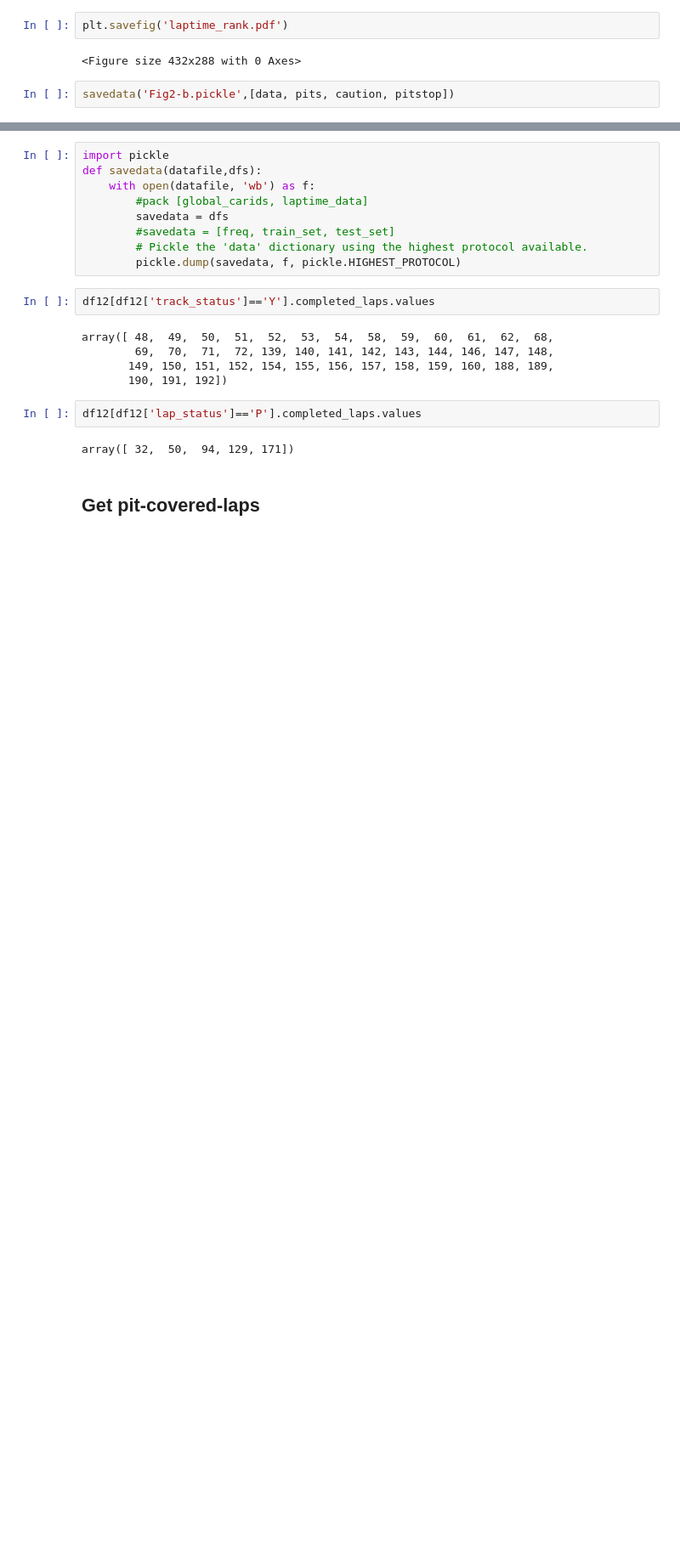
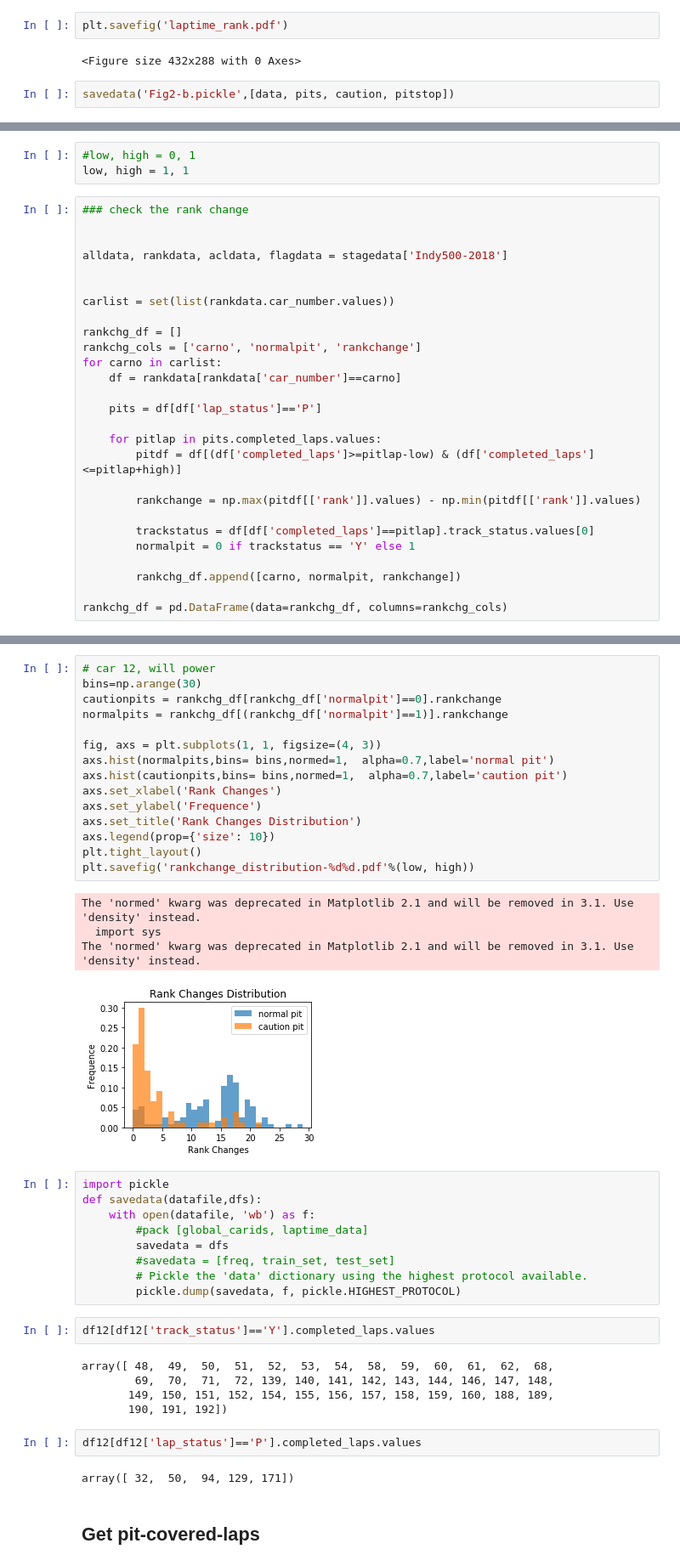
Before and after one commit to DSC-SPIDAL/rankpredictor, a Jupyter notebook: run/22.PaperFinal/notebook/RankNet-makedb-laptime-v4.ipynb, the cells around one changed output, grey strips where cells are left out. Shown at 85% size. Drawn from its saved outputs; the diff is of its cells as text; blank space fills up the shorter version.

```diff
--- a/run/22.PaperFinal/notebook/RankNet-makedb-laptime-v4.ipynb
+++ b/run/22.PaperFinal/notebook/RankNet-makedb-laptime-v4.ipynb
@@ -1068,0 +1029,30 @@ memory usage: 1.1+ MB
+# %%
+#low, high = 0, 1
+low, high = 1, 1
+# %%
+### check the rank change
+
+
+alldata, rankdata, acldata, flagdata = stagedata['Indy500-2018']
+
+
+carlist = set(list(rankdata.car_number.values))
+
+rankchg_df = []
+rankchg_cols = ['carno', 'normalpit', 'rankchange']
+for carno in carlist:
+    df = rankdata[rankdata['car_number']==carno]
+
+    pits = df[df['lap_status']=='P']
+
+    for pitlap in pits.completed_laps.values:
+        pitdf = df[(df['completed_laps']>=pitlap-low) & (df['completed_laps']<=pitlap+high)]
+
+        rankchange = np.max(pitdf[['rank']].values) - np.min(pitdf[['rank']].values)
+
+        trackstatus = df[df['completed_laps']==pitlap].track_status.values[0]
+        normalpit = 0 if trackstatus == 'Y' else 1
+
+        rankchg_df.append([carno, normalpit, rankchange])
+
+rankchg_df = pd.DataFrame(data=rankchg_df, columns=rankchg_cols)
@@ -1069,3 +1081,23 @@ memory usage: 1.1+ MB
+# %%
+# car 12, will power
+bins=np.arange(30)
+cautionpits = rankchg_df[rankchg_df['normalpit']==0].rankchange
+normalpits = rankchg_df[(rankchg_df['normalpit']==1)].rankchange
+
+fig, axs = plt.subplots(1, 1, figsize=(4, 3))
+axs.hist(normalpits,bins= bins,normed=1,  alpha=0.7,label='normal pit')
+axs.hist(cautionpits,bins= bins,normed=1,  alpha=0.7,label='caution pit')
+axs.set_xlabel('Rank Changes')
+axs.set_ylabel('Frequence')
+axs.set_title('Rank Changes Distribution')
+axs.legend(prop={'size': 10})
+plt.tight_layout()
+plt.savefig('rankchange_distribution-%d%d.pdf'%(low, high))
+# %% [output]
+The 'normed' kwarg was deprecated in Matplotlib 2.1 and will be removed in 3.1. Use 'density' instead.
+  import sys
+The 'normed' kwarg was deprecated in Matplotlib 2.1 and will be removed in 3.1. Use 'density' instead.
+[figure, added]
 # %%
 import pickle
 def savedata(datafile,dfs):
```
Also changed, not shown: parts of 12 cells of this notebook, 6 other files.
